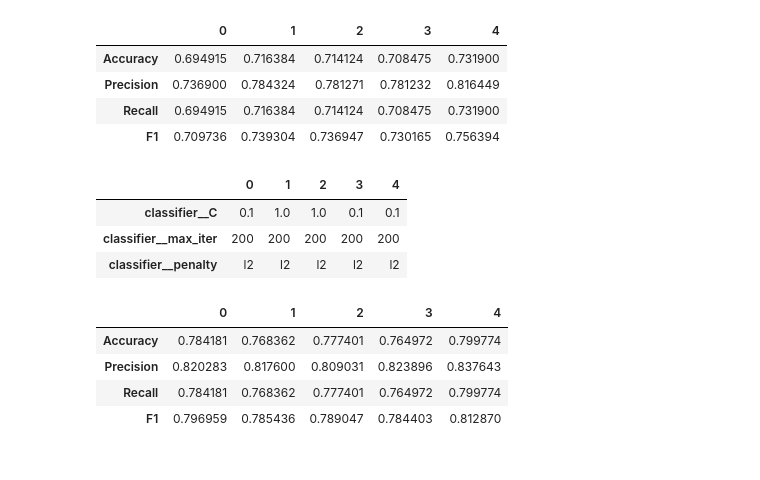
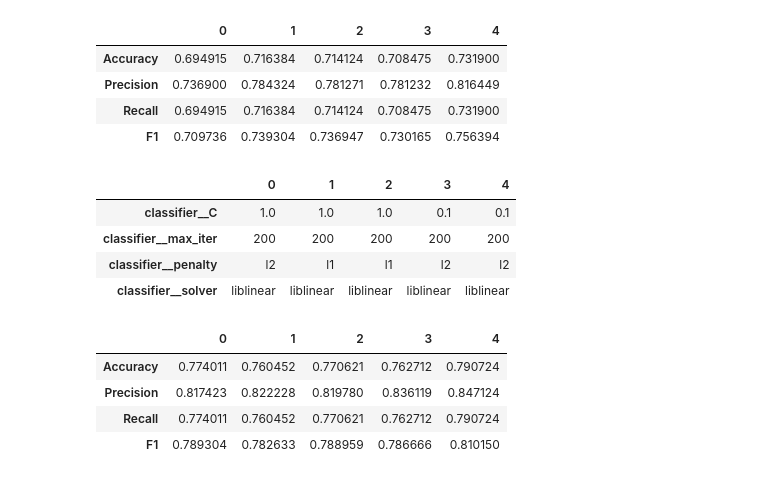
Before and after one commit to 24bartixx/MSID-3, a Jupyter notebook: notebooks/students/5_param_optimization.ipynb, the cells around one changed output. Drawn from its saved outputs; the diff is of its cells as text; code cells hidden in the pictures.

```diff
--- a/notebooks/students/5_param_optimization.ipynb
+++ b/notebooks/students/5_param_optimization.ipynb
@@ -114,24 +114,35 @@ display(results)
 | Recall | 0.694915 | 0.716384 | 0.714124 | 0.708475 | 0.731900 |
 | F1 | 0.709736 | 0.739304 | 0.736947 | 0.730165 | 0.756394 |
 # %%
-model = LogisticRegression(solver="lbfgs")
+model = LogisticRegression()
 
-candidate_params = {
-    "classifier__max_iter": [200, 300],
-    "classifier__penalty": [None, "l2"],
-    "classifier__C": [0.1, 1.0]
-}
+candidate_params = [
+    {
+        "classifier__max_iter": [200, 300],
+        "classifier__penalty": [None],
+        "classifier__C": [0.1, 1.0],
+        "classifier__solver": ["lbfgs"]
+    },
+    {
+        "classifier__max_iter": [200, 300],
+        "classifier__penalty": ["l1", "l2"],
+        "classifier__C": [0.1, 1.0],
+        "classifier__solver": ["liblinear"]
+    }
+
+]
 
 params, results = run_grid_search(model, candidate_params, datasets)
 display(params)
 display(results)
 # %% [output]
 |  | 0 | 1 | 2 | 3 | 4 |
-| classifier__C | 0.1 | 1.0 | 1.0 | 0.1 | 0.1 |
+| classifier__C | 1.0 | 1.0 | 1.0 | 0.1 | 0.1 |
 | classifier__max_iter | 200 | 200 | 200 | 200 | 200 |
-| classifier__penalty | l2 | l2 | l2 | l2 | l2 |
+| classifier__penalty | l2 | l1 | l1 | l2 | l2 |
+| classifier__solver | liblinear | liblinear | liblinear | liblinear | liblinear |
 |  | 0 | 1 | 2 | 3 | 4 |
-| Accuracy | 0.784181 | 0.768362 | 0.777401 | 0.764972 | 0.799774 |
-| Precision | 0.820283 | 0.817600 | 0.809031 | 0.823896 | 0.837643 |
-| Recall | 0.784181 | 0.768362 | 0.777401 | 0.764972 | 0.799774 |
-| F1 | 0.796959 | 0.785436 | 0.789047 | 0.784403 | 0.812870 |
+| Accuracy | 0.774011 | 0.760452 | 0.770621 | 0.762712 | 0.790724 |
+| Precision | 0.817423 | 0.822228 | 0.819780 | 0.836119 | 0.847124 |
+| Recall | 0.774011 | 0.760452 | 0.770621 | 0.762712 | 0.790724 |
+| F1 | 0.789304 | 0.782633 | 0.788959 | 0.786666 | 0.810150 |
```
Also changed, not shown: parts of 3 cells of this notebook, 13 other files.
